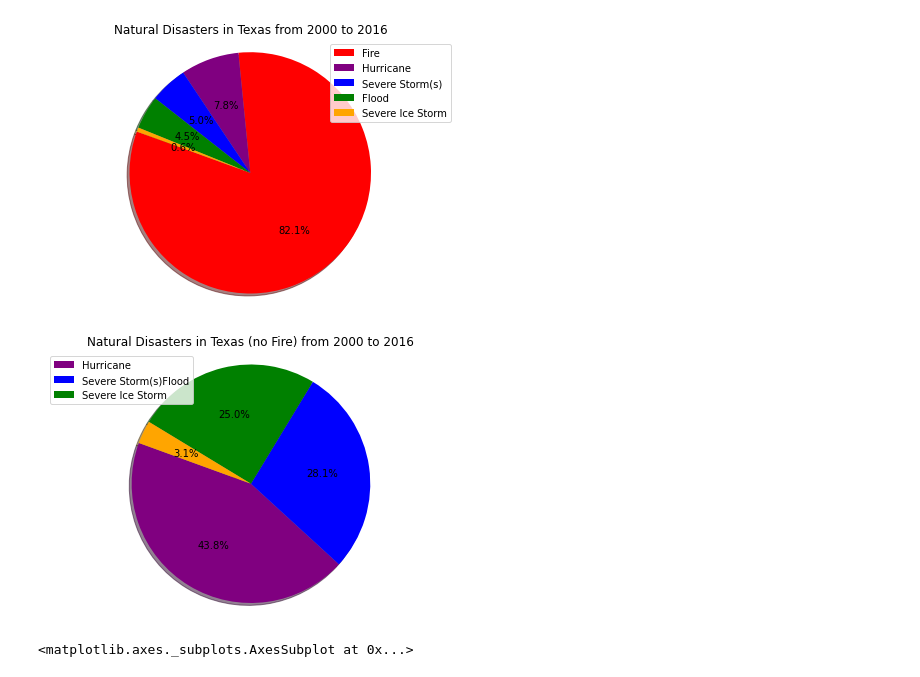
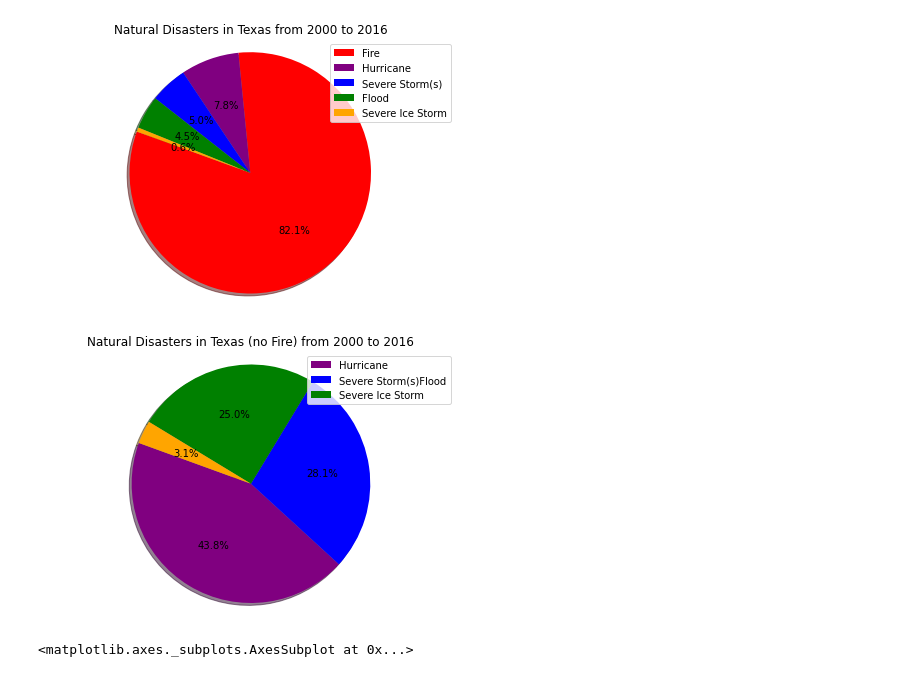
Before and after one commit to bleeclt/pro1group, a Jupyter notebook: natural_disaster_and_pollution.ipynb, the cells around one changed output. Cells and saved outputs as stored; diff of their text form; code cells hidden in the pictures.

```diff
--- a/natural_disaster_and_pollution.ipynb
+++ b/natural_disaster_and_pollution.ipynb
@@ -1051,17 +1035,17 @@ plt.savefig("Images/TX_Disasters.png")
 # %%
 #Texas vs Natural Disasters without Fire Pie Chart
 labels = ["Hurricane", "Severe Storm(s)" "Flood", "Severe Ice Storm"]
 sizes = tx_hurricane, tx_storm, tx_flood, tx_ice
 colors = ["purple", "blue", "green", "orange"]
 
 plt.pie(sizes, colors=colors, shadow = True, startangle=160, autopct="%1.1f%%")
-plt.legend(labels, loc="best")
+plt.legend(labels, loc="upper right")
 plt.axis("equal")
 plt.tight_layout()
 plt.title("Natural Disasters in Texas (no Fire) from 2000 to 2016")
 plt.savefig("Images/TX_Disasters_No_Fire.png")
 # %% [output]
-[figure, old version]
+[figure, new version]
 # %%
 natural_disasters_df = disaster_clean.groupby('Year').count()[['Natural Disaster']]
 natural_disasters_df = natural_disasters_df[natural_disasters_df.index < "2017"]
```
Also changed, not shown: parts of 7 cells of this notebook, 6 other files.
